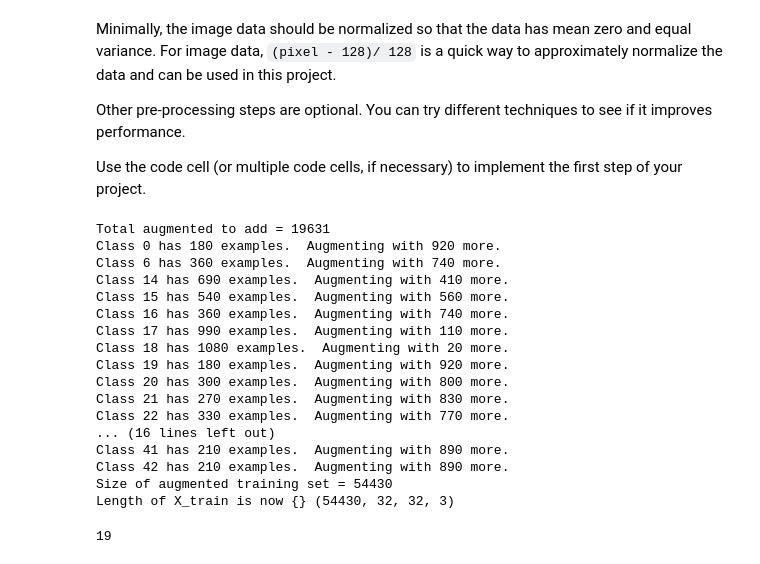
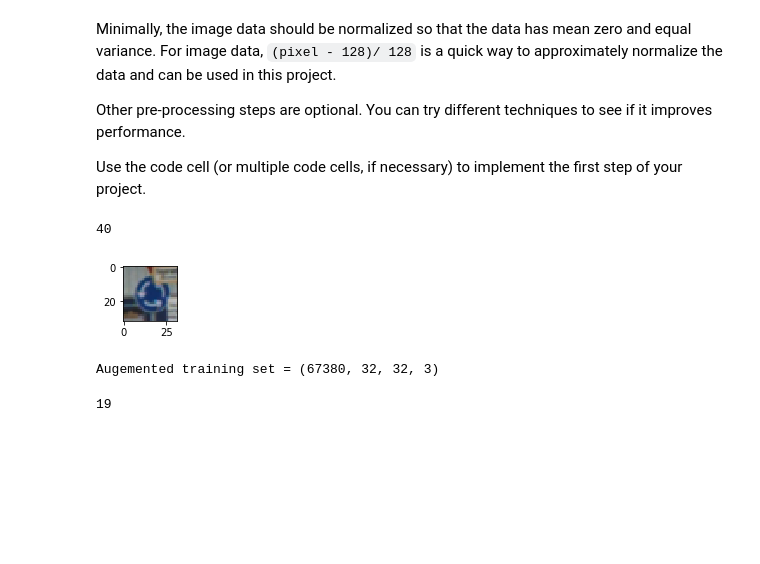
Before and after one commit to thomasdunlap/TensorFlow-Traffic-Sign-Classification, a Jupyter notebook: Traffic_Sign_Classifier.ipynb, the cells around one changed output. Cells and saved outputs as stored; diff of their text form; code cells hidden in the pictures; blank space fills up the shorter version.

```diff
--- a/Traffic_Sign_Classifier.ipynb
+++ b/Traffic_Sign_Classifier.ipynb
@@ -171,9 +174,15 @@ Use the code cell (or multiple code cells, if necessary) to implement the first
 # %%
 # Normalize and convert to 32-bit floating point
 f128 = np.float32(128)
 X_train_unaugmented = (X_train_uint8.astype(np.float32) - f128) / f128
 X_valid = (X_valid_uint8.astype(np.float32) - f128) / f128
 X_test = (X_test_uint8.astype(np.float32) - f128) / f128
+
+# Show random normalized image
+show_rand_img(X_train_uint8, y_train_unaugmented)
+# %% [output]
+40
+[figure, added]
 # %%
 # To be used in rotation of images
 import scipy.ndimage as scnd
@@ -215,67 +218,41 @@ def augment_image(img):
 # %%
 n_train = n_train_unaugmented
 
-# Decide to augment training set or not
-augment_training_set = True
 min_examples_per_label = 1500
 
 # Precompute number of examples to append, using histogram of training set
-if( augment_training_set ):
-    for i in range( 0, n_classes ):
-        if( hist_train[0][i] < min_examples_per_label ):
-            num_augmented_to_add = min_examples_per_label - hist_train[0][i]
-            n_train += num_augmented_to_add
+for i in range( 0, n_classes ):
+    if(hist_train[0][i] < min_examples_per_label):
+        num_augmented_to_add = min_examples_per_label - hist_train[0][i]
+        n_train += num_augmented_to_add
 
 
 # Preallocated storage for augmented examples so we don't have to call append() in an
 # inner loop
 total_augmented_to_add = n_train - n_train_unaugmented
-print("Total augmented to add = {}".format(total_augmented_to_add))
-X_train_augmented = \
-    np.zeros( (total_augmented_to_add,image_shape[0],image_shape[1],image_shape[2]) )
-y_train_augmented = \
-    np.zeros( total_augmented_to_add, dtype=int )
+X_train_augmented = np.zeros((total_augmented_to_add, image_shape[0], image_shape[1], image_shape[2]))
+y_train_augmented = np.zeros(total_augmented_to_add, dtype=int)
 
 augmented_example = 0
-if( augment_training_set ):
-    for i in range( 0, n_classes):
-            if( hist_train[0][i] < min_examples_per_label ):
-                num_augmented_to_add = min_examples_per_label - hist_train[0][i]
-                print("Class {} has {} examples.  Augmenting with {} more.".\
-                    format( i, hist_train[0][i], num_augmented_to_add ) )
-                select_from_array = X_train_unaugmented[y_train_unaugmented == i]
-                for j in range( 0, num_augmented_to_add ):
-                    # Add a new image by picking a random existing example and augmenting it.
-                    index = random.randint(0,hist_train[0][i]-1)
-                    X_train_augmented[augmented_example] = \
-                        augment_image( select_from_array[index] )
-                    y_train_augmented[augmented_example] = i
-                    augmented_example += 1
+
+for i in range( 0, n_classes):
+        if( hist_train[0][i] < min_examples_per_label ):
+            num_augmented_to_add = min_examples_per_label - hist_train[0][i]
+            select_from_array = X_train_unaugmented[y_train_unaugmented == i]
+            for j in range( 0, num_augmented_to_add ):
+                # Add a new image by picking a random existing example and augmenting it.
+                index = random.randint(0, hist_train[0][i] - 1)
+                X_train_augmented[augmented_example] = augment_image( select_from_array[index] )
+                y_train_augmented[augmented_example] = i
+                augmented_example += 1
 
 # Create full training data by concatenating original and augmented data
 X_train = np.concatenate((X_train_unaugmented,X_train_augmented))
 y_train = np.concatenate((y_train_unaugmented,y_train_augmented))
 
-print( "Size of augmented training set = {}".format( n_train ) )
-print( "Length of X_train is now {}",format(X_train.shape))
+print("Augemented training set = {}".format(X_train.shape))
 # %% [output]
-Total augmented to add = 19631
-Class 0 has 180 examples.  Augmenting with 920 more.
-Class 6 has 360 examples.  Augmenting with 740 more.
-Class 14 has 690 examples.  Augmenting with 410 more.
-Class 15 has 540 examples.  Augmenting with 560 more.
-Class 16 has 360 examples.  Augmenting with 740 more.
-Class 17 has 990 examples.  Augmenting with 110 more.
-Class 18 has 1080 examples.  Augmenting with 20 more.
-Class 19 has 180 examples.  Augmenting with 920 more.
-Class 20 has 300 examples.  Augmenting with 800 more.
-Class 21 has 270 examples.  Augmenting with 830 more.
-Class 22 has 330 examples.  Augmenting with 770 more.
-... (16 lines left out)
-Class 41 has 210 examples.  Augmenting with 890 more.
-Class 42 has 210 examples.  Augmenting with 890 more.
-Size of augmented training set = 54430
-Length of X_train is now {} (54430, 32, 32, 3)
+Augemented training set = (67380, 32, 32, 3)
 # %%
 ### Visualize one of the augmented images, as well as its class label, as a sanity check:
 
```
Also changed, not shown: parts of 8 cells of this notebook.
